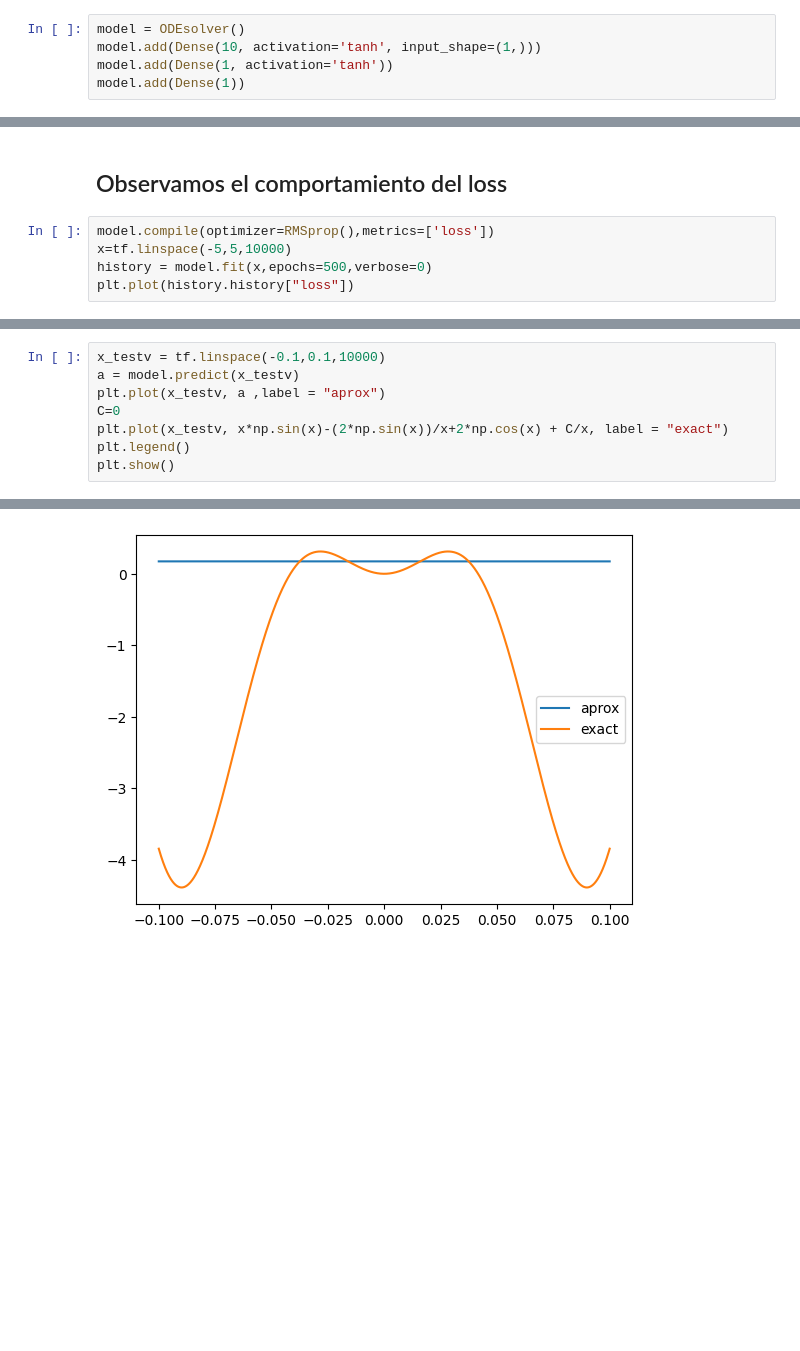
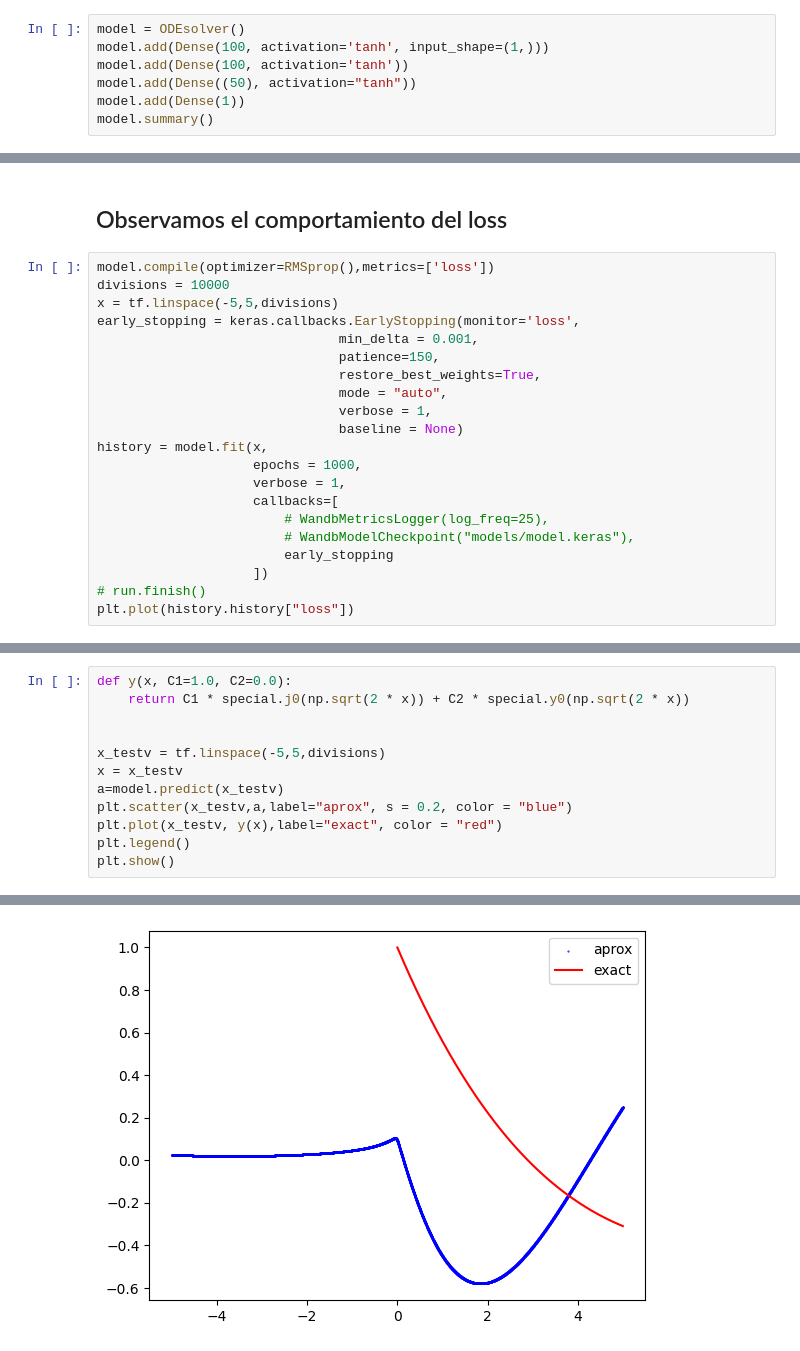
Before and after one commit to Luis-Irineo/KERAS_ODE_SOLVER_AND_CUSTOM_FUNCIONALITIES, a Jupyter notebook: Tarea 4 inciso 4/ODE_Solver_inciso_b.ipynb, the cells around one changed output, grey strips where cells are left out. Saved outputs shown, nothing was run; the diff lists cells and outputs as text; blank space fills up the shorter version.

```diff
--- a/Tarea 4 inciso 4/ODE_Solver_inciso_b.ipynb
+++ b/Tarea 4 inciso 4/ODE_Solver_inciso_b.ipynb
@@ -70,6 +123,8 @@ class ODEsolver(Sequential):
 # Creación de la red neuronal
 # %%
 model = ODEsolver()
-model.add(Dense(10, activation='tanh', input_shape=(1,)))
-model.add(Dense(1, activation='tanh'))
+model.add(Dense(100, activation='tanh', input_shape=(1,)))
+model.add(Dense(100, activation='tanh'))
+model.add(Dense((50), activation="tanh"))
 model.add(Dense(1))
+model.summary()
@@ -77,7 +148,23 @@ model.add(Dense(1))
 ## Observamos el comportamiento del loss
 # %%
 model.compile(optimizer=RMSprop(),metrics=['loss'])
-x=tf.linspace(-5,5,10000)
-history = model.fit(x,epochs=500,verbose=0)
+divisions = 10000
+x = tf.linspace(-5,5,divisions)
+early_stopping = keras.callbacks.EarlyStopping(monitor='loss',
+                               min_delta = 0.001,
+                               patience=150,
+                               restore_best_weights=True,
+                               mode = "auto",
+                               verbose = 1,
+                               baseline = None)
+history = model.fit(x,
+                    epochs = 1000,
+                    verbose = 1,
+                    callbacks=[
+                        # WandbMetricsLogger(log_freq=25),
+                        # WandbModelCheckpoint("models/model.keras"),
+                        early_stopping
+                    ])
+# run.finish()
 plt.plot(history.history["loss"])
 # %% [output]
@@ -88,9 +192,13 @@ plt.plot(history.history["loss"])
 # %%
-x_testv = tf.linspace(-0.1,0.1,10000)
-a = model.predict(x_testv)
-plt.plot(x_testv, a ,label = "aprox")
-C=0
-plt.plot(x_testv, x*np.sin(x)-(2*np.sin(x))/x+2*np.cos(x) + C/x, label = "exact")
+def y(x, C1=1.0, C2=0.0):
+    return C1 * special.j0(np.sqrt(2 * x)) + C2 * special.y0(np.sqrt(2 * x))
+
+
+x_testv = tf.linspace(-5,5,divisions)
+x = x_testv
+a=model.predict(x_testv)
+plt.scatter(x_testv,a,label="aprox", s = 0.2, color = "blue")
+plt.plot(x_testv, y(x),label="exact", color = "red")
 plt.legend()
 plt.show()
 # %% [output]
@@ -98 +206 @@ plt.show()
-[figure, old version]
+[figure, new version]
```
Also changed, not shown: parts of 12 cells of this notebook, 2 other files.
